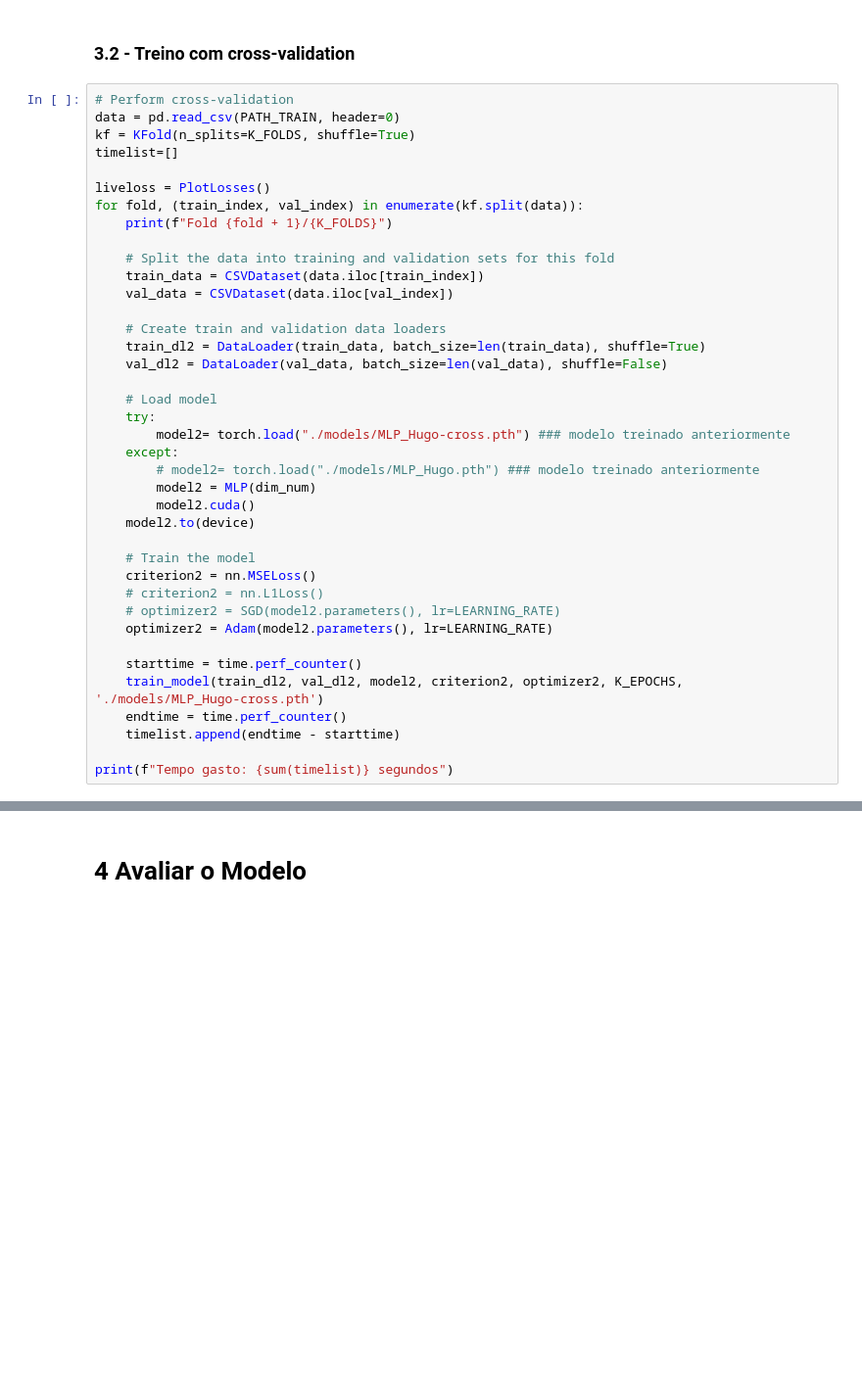
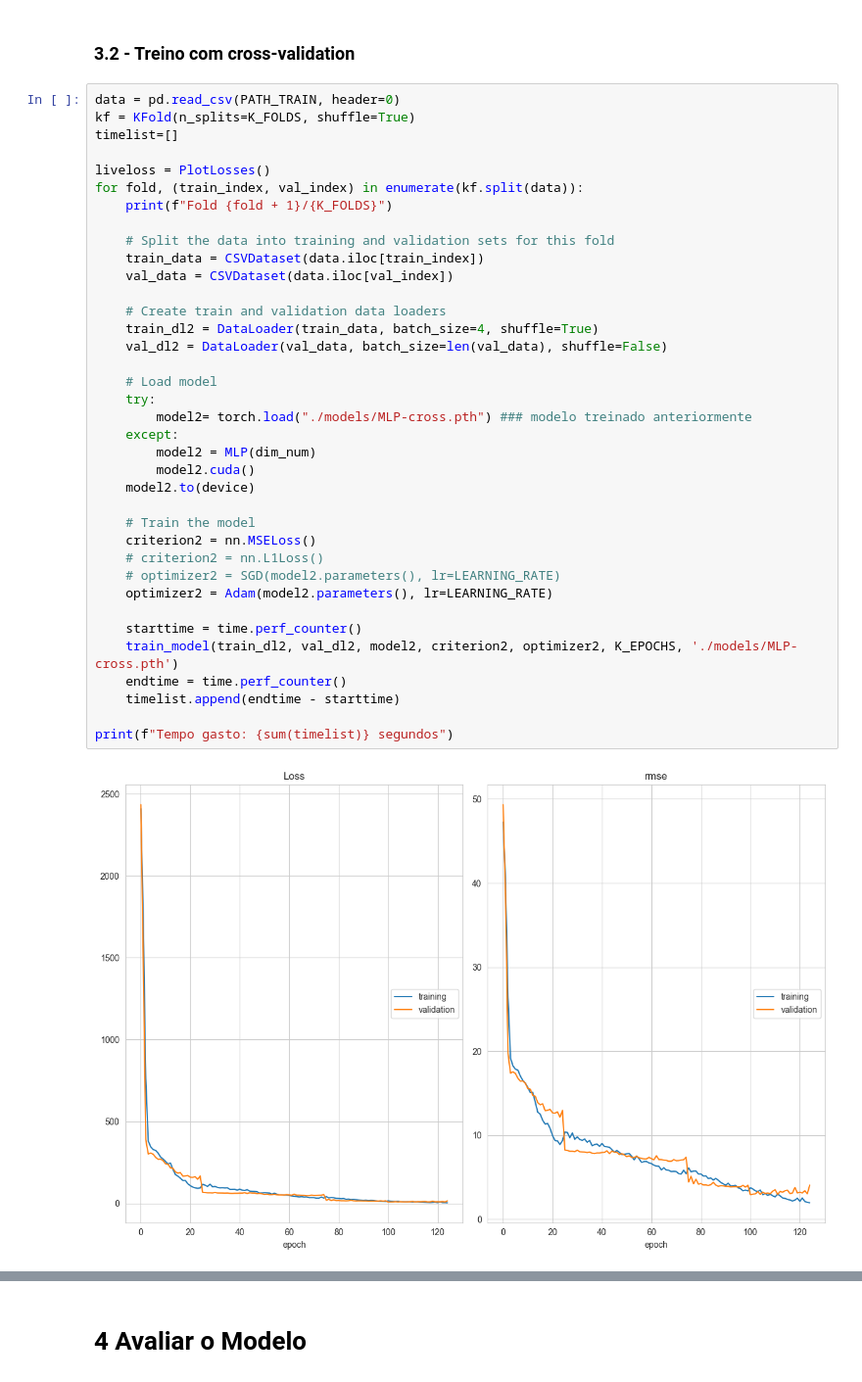
Before and after one commit to hugo-baptista/imag-deep-learning, a Jupyter notebook: MLP.ipynb, the cells around one changed output, grey strips where cells are left out. Shown at 98% size. Cells and saved outputs as stored; diff of their text form; blank space fills up the shorter version.

```diff
--- a/MLP_Hugo.ipynb
+++ b/MLP.ipynb
@@ -516,7 +517,6 @@ KeyboardInterrupt:
 # %% [markdown]
 ### 3.2 - Treino com cross-validation
 # %%
-# Perform cross-validation
 data = pd.read_csv(PATH_TRAIN, header=0)
 kf = KFold(n_splits=K_FOLDS, shuffle=True)
 timelist=[]
@@ -524,34 +524,34 @@ timelist=[]
 liveloss = PlotLosses()
 for fold, (train_index, val_index) in enumerate(kf.split(data)):
     print(f"Fold {fold + 1}/{K_FOLDS}")
 
     # Split the data into training and validation sets for this fold
     train_data = CSVDataset(data.iloc[train_index])
     val_data = CSVDataset(data.iloc[val_index])
 
     # Create train and validation data loaders
-    train_dl2 = DataLoader(train_data, batch_size=len(train_data), shuffle=True)
+    train_dl2 = DataLoader(train_data, batch_size=4, shuffle=True)
     val_dl2 = DataLoader(val_data, batch_size=len(val_data), shuffle=False)
 
     # Load model
     try:
-        model2= torch.load("./models/MLP_Hugo-cross.pth") ### modelo treinado anteriormente
+        model2= torch.load("./models/MLP-cross.pth") ### modelo treinado anteriormente
     except:
-        # model2= torch.load("./models/MLP_Hugo.pth") ### modelo treinado anteriormente
         model2 = MLP(dim_num)
         model2.cuda()
     model2.to(device)
 
     # Train the model
     criterion2 = nn.MSELoss()
     # criterion2 = nn.L1Loss()
     # optimizer2 = SGD(model2.parameters(), lr=LEARNING_RATE)
     optimizer2 = Adam(model2.parameters(), lr=LEARNING_RATE)
 
     starttime = time.perf_counter()
-    train_model(train_dl2, val_dl2, model2, criterion2, optimizer2, K_EPOCHS, './models/MLP_Hugo-cross.pth')
+    train_model(train_dl2, val_dl2, model2, criterion2, optimizer2, K_EPOCHS, './models/MLP-cross.pth')
     endtime = time.perf_counter()
     timelist.append(endtime - starttime)
 
 print(f"Tempo gasto: {sum(timelist)} segundos")
 # %% [output]
+[figure, added]
```
Also changed, not shown: parts of 6 cells of this notebook, 19 other files.
